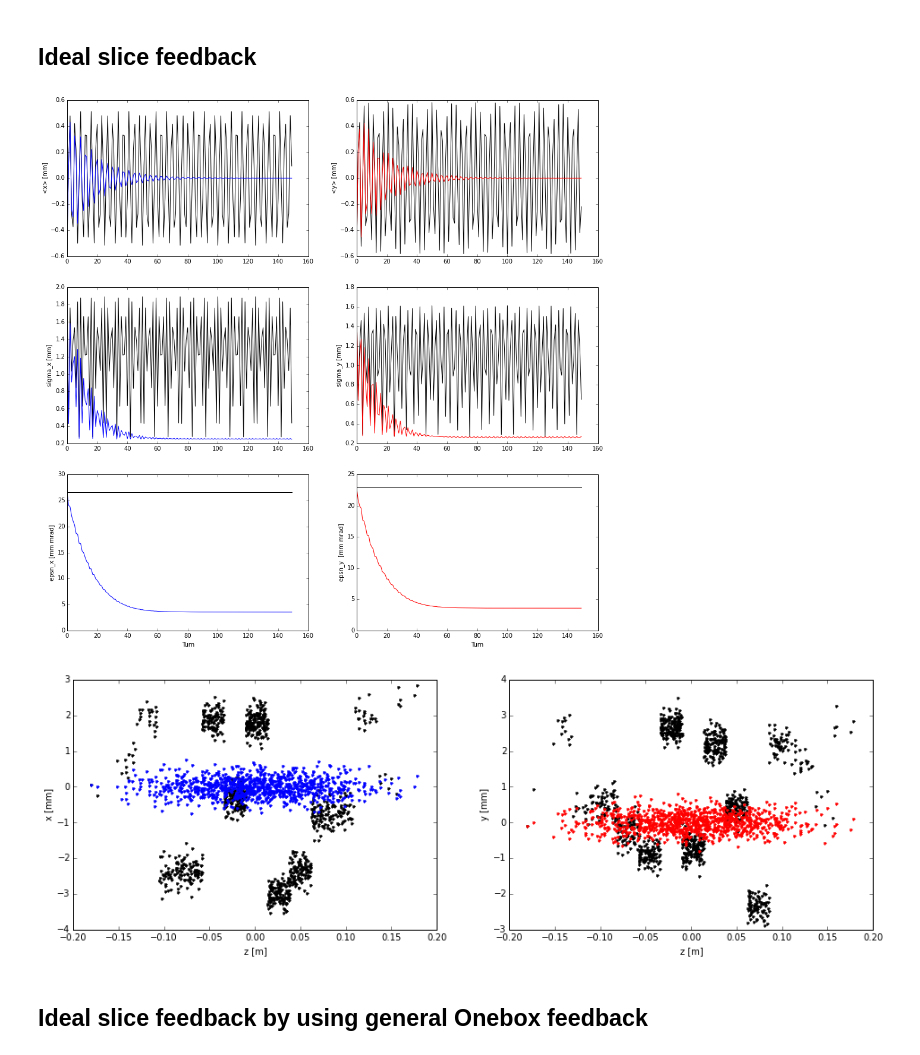
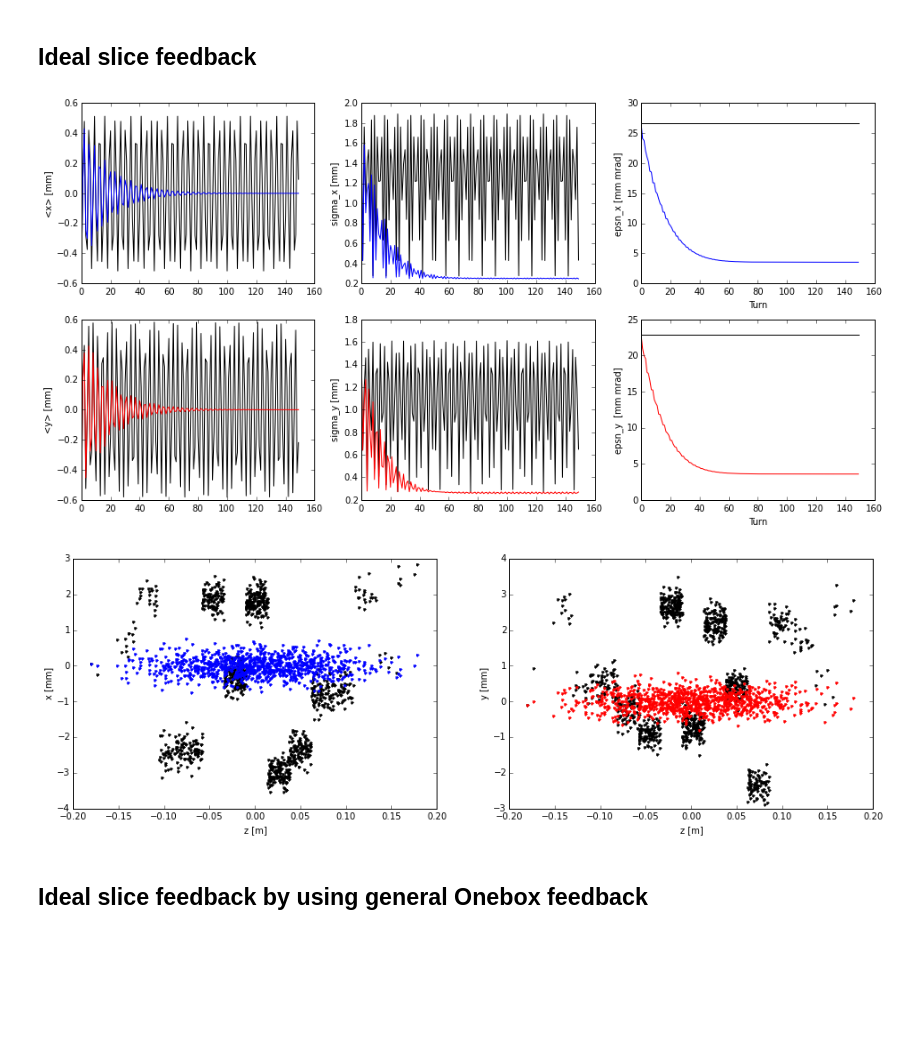
Before and after one commit to jkomppula/PyHEADTAIL_feedback, a Jupyter notebook: interactive-tests/onebox_feedback.ipynb, the cells around one changed output. Drawn from its saved outputs; the diff is of its cells as text; code cells hidden in the pictures; blank space fills up the shorter version.

```diff
--- a/interactive-tests/onebox_feedback.ipynb
+++ b/interactive-tests/onebox_feedback.ipynb
@@ -220,21 +239,19 @@ plot_projections( bunch_0, bunch_FB)
 # %% [markdown]
 ## Ideal slice feedback
-# %%
-#Reference bunch
-bunch_0 = copy.deepcopy(bunch_ref)
-bunch_FB = copy.deepcopy(bunch_ref)
-
-maps_ref = [i for i in trans_map] + [long_map]
-
-feedback_map = IdealSliceFeedback(feedback_gain,slicer)
-maps_feedback = [i for i in trans_map] + [long_map] + [feedback_map]
-
-#plot_projections( bunch_0, bunch_FB)
-track_and_plot(n_turns, bunch_0, maps_ref, bunch_FB, maps_feedback)
-plot_projections( bunch_0, bunch_FB)
-# %% [output]
-[figure, removed]
-[figure, removed]
+# %%
+bunch_ideal_slice_FB = copy.deepcopy(bunch_ref)
+dump_ideal_slice_FB = BunchDump(bunch_ideal_slice_FB)
+
+feedback_map = IdealSliceFeedback(feedback_gain,slicer)
+total_map_FB = [i for i in trans_map] + [long_map] + [feedback_map]
+
+track(n_turns, bunch_ideal_slice_FB,total_map_FB,dump_ideal_slice_FB)
+
+compare_bunch_dumps(dump_ref,dump_ideal_slice_FB)
+plot_projections( bunch_0, bunch_ideal_slice_FB)
+# %% [output]
+[figure, added]
+[figure, added]
 # %% [markdown]
 ## Ideal slice feedback by using general Onebox feedback
 # %%
```
Also changed, not shown: parts of 9 cells of this notebook, 4 other files.
